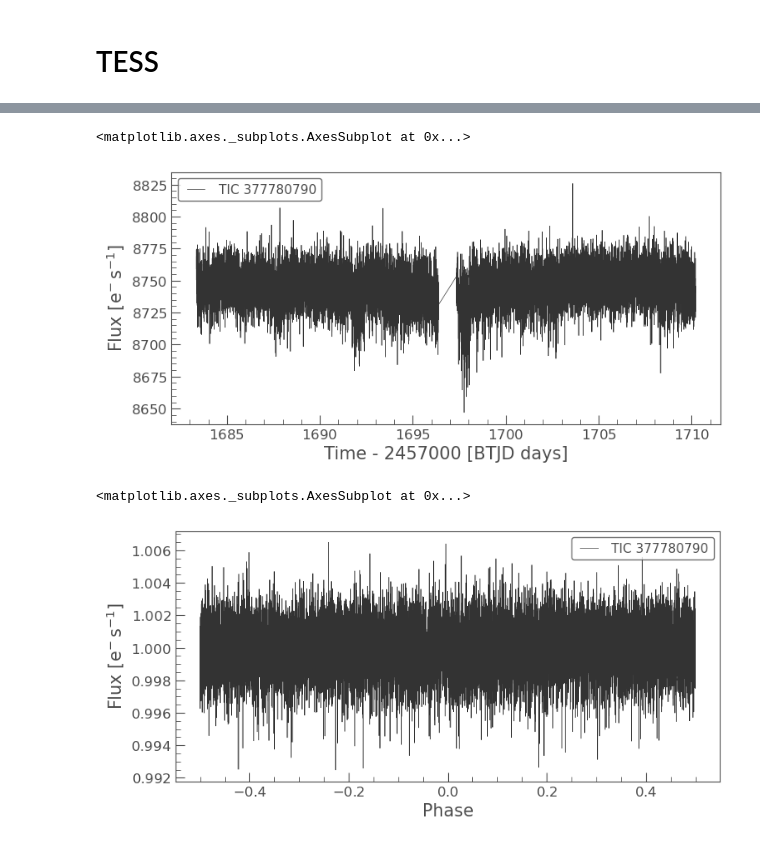
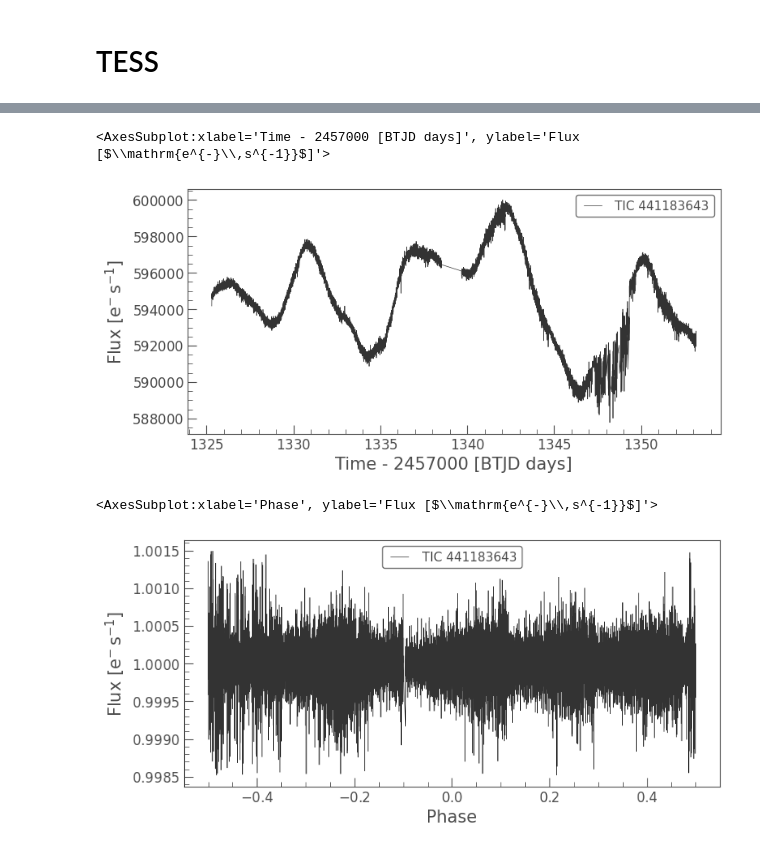
Before and after one commit to travisrmetz/w210, a Jupyter notebook: dataset-construction/lightkurve.ipynb, the cells around one changed output, grey strips where cells are left out. Cells and saved outputs as stored; diff of their text form; code cells hidden in the pictures.

```diff
--- a/dataset-construction/lightkurve.ipynb
+++ b/dataset-construction/lightkurve.ipynb
@@ -27,6 +27,6 @@ exoplanet.plot()
 # %% [markdown]
 # TESS
 # %%
-pixels = lk.search_targetpixelfile(target="TIC 377780790", mission="TESS").download()
+pixels = lk.search_targetpixelfile(target="TIC 441183643", mission="TESS").download()
 pixels.plot(aperture_mask=pixels.pipeline_mask)
 # %% [output]
@@ -69,11 +75,11 @@ print(aperture_list)
 lightcurve = pixels.to_lightcurve()
 lightcurve.plot()
 # %% [output]
-<matplotlib.axes._subplots.AxesSubplot at 0x...>
+<AxesSubplot:xlabel='Time - 2457000 [BTJD days]', ylabel='Flux [$\\mathrm{e^{-}\\,s^{-1}}$]'>
-[figure, old version]
+[figure, new version]
 # %%
-exoplanet = lightcurve.flatten().remove_outliers().fold(period=0.838)
+exoplanet = lightcurve.flatten().remove_outliers().fold(period=13.9645)
 exoplanet.plot()
 # %% [output]
-<matplotlib.axes._subplots.AxesSubplot at 0x...>
+<AxesSubplot:xlabel='Phase', ylabel='Flux [$\\mathrm{e^{-}\\,s^{-1}}$]'>
-[figure, old version]
+[figure, new version]
```
Also changed, not shown: parts of 3 cells of this notebook, 4 other files.
